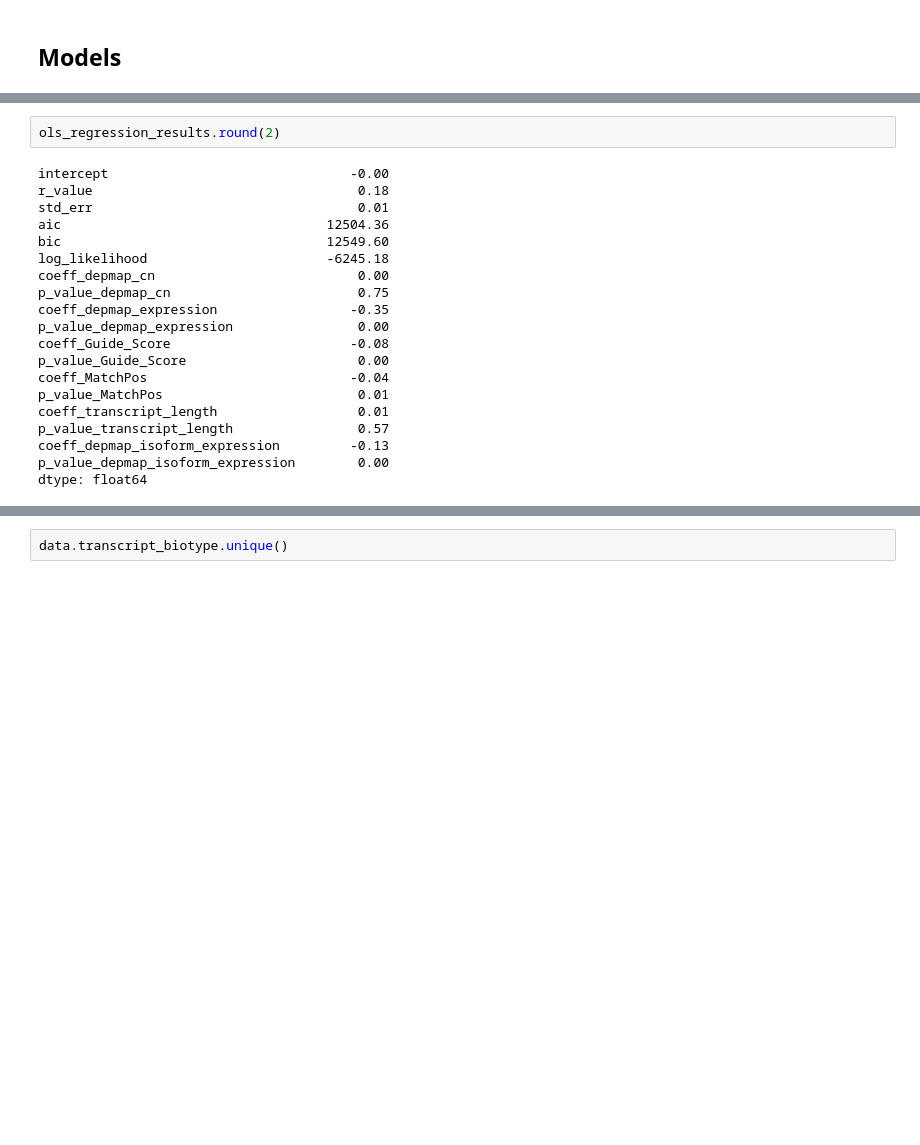
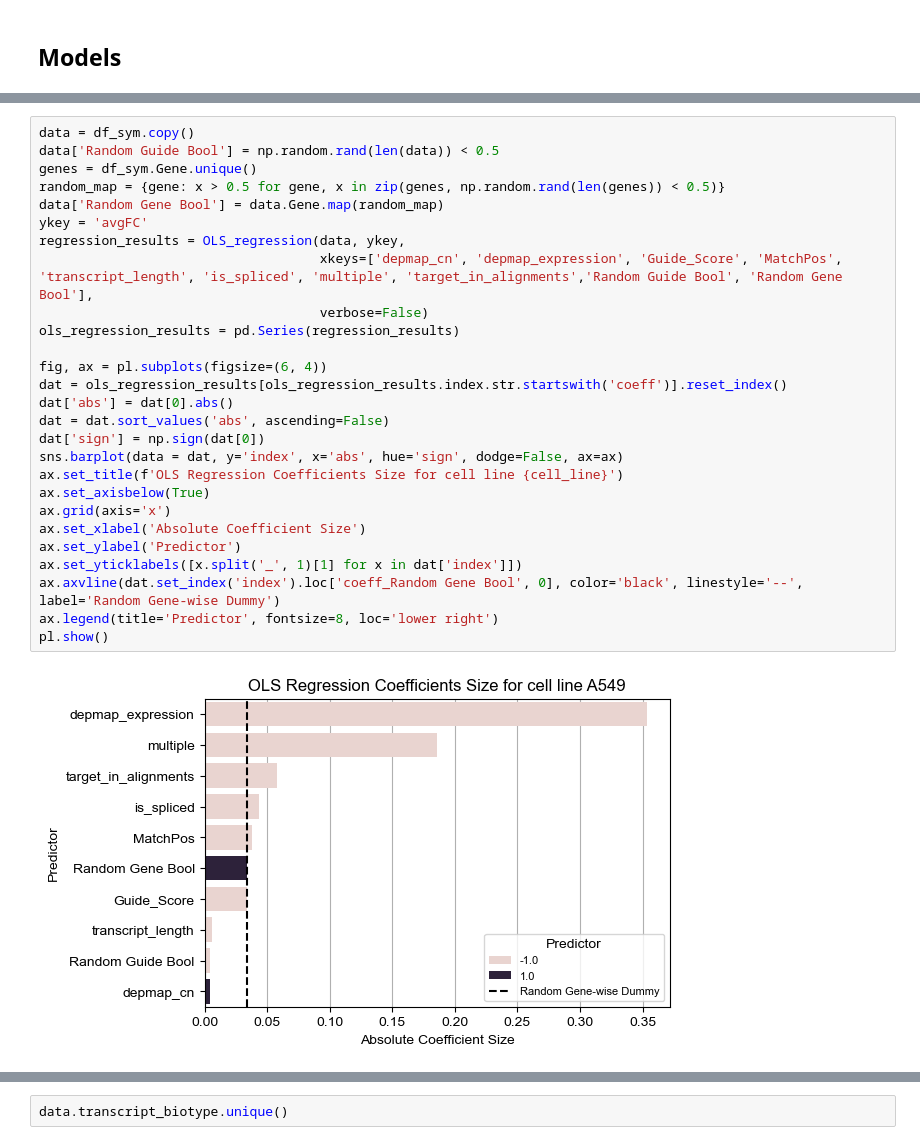
Before and after one commit to stefanpeidli/SYM101, a Jupyter notebook: notebooks/SYM101_linear_statistical_models.ipynb, the cells around one changed output, grey strips where cells are left out. Saved outputs shown, nothing was run; the diff lists cells and outputs as text; blank space fills up the shorter version.

```diff
--- a/notebooks/SYM101_linear_statistical_models.ipynb
+++ b/notebooks/SYM101_linear_statistical_models.ipynb
@@ -793,22 +832,29 @@ pl.show()
-# %%
-ols_regression_results.round(2)
-# %% [output]
-intercept                               -0.00
-r_value                                  0.18
-std_err                                  0.01
-aic                                  12504.36
-bic                                  12549.60
-log_likelihood                       -6245.18
-coeff_depmap_cn                          0.00
-p_value_depmap_cn                        0.75
-coeff_depmap_expression                 -0.35
-p_value_depmap_expression                0.00
-coeff_Guide_Score                       -0.08
-p_value_Guide_Score                      0.00
-coeff_MatchPos                          -0.04
-p_value_MatchPos                         0.01
-coeff_transcript_length                  0.01
-p_value_transcript_length                0.57
-coeff_depmap_isoform_expression         -0.13
-p_value_depmap_isoform_expression        0.00
-dtype: float64
+# %%
+data = df_sym.copy()
+data['Random Guide Bool'] = np.random.rand(len(data)) < 0.5
+genes = df_sym.Gene.unique()
+random_map = {gene: x > 0.5 for gene, x in zip(genes, np.random.rand(len(genes)) < 0.5)}
+data['Random Gene Bool'] = data.Gene.map(random_map)
+ykey = 'avgFC'
+regression_results = OLS_regression(data, ykey,
+                                    xkeys=['depmap_cn', 'depmap_expression', 'Guide_Score', 'MatchPos', 'transcript_length', 'is_spliced', 'multiple', 'target_in_alignments','Random Guide Bool', 'Random Gene Bool'],
+                                    verbose=False)
+ols_regression_results = pd.Series(regression_results)
+
+fig, ax = pl.subplots(figsize=(6, 4))
+dat = ols_regression_results[ols_regression_results.index.str.startswith('coeff')].reset_index()
+dat['abs'] = dat[0].abs()
+dat = dat.sort_values('abs', ascending=False)
+dat['sign'] = np.sign(dat[0])
+sns.barplot(data = dat, y='index', x='abs', hue='sign', dodge=False, ax=ax)
+ax.set_title(f'OLS Regression Coefficients Size for cell line {cell_line}')
+ax.set_axisbelow(True)
+ax.grid(axis='x')
+ax.set_xlabel('Absolute Coefficient Size')
+ax.set_ylabel('Predictor')
+ax.set_yticklabels([x.split('_', 1)[1] for x in dat['index']])
+ax.axvline(dat.set_index('index').loc['coeff_Random Gene Bool', 0], color='black', linestyle='--', label='Random Gene-wise Dummy')
+ax.legend(title='Predictor', fontsize=8, loc='lower right')
+pl.show()
+# %% [output]
+[figure, added]
```
Also changed, not shown: parts of 16 cells of this notebook, 26 other files.
